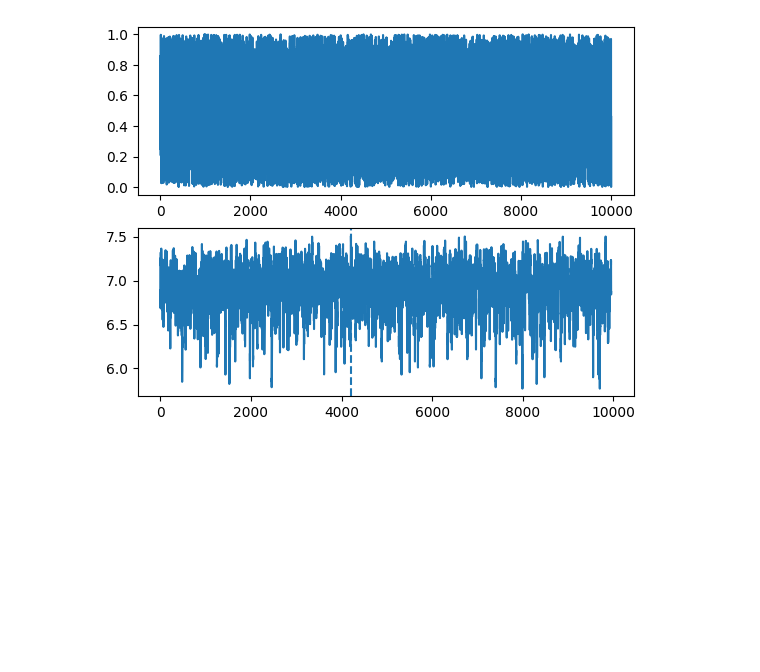
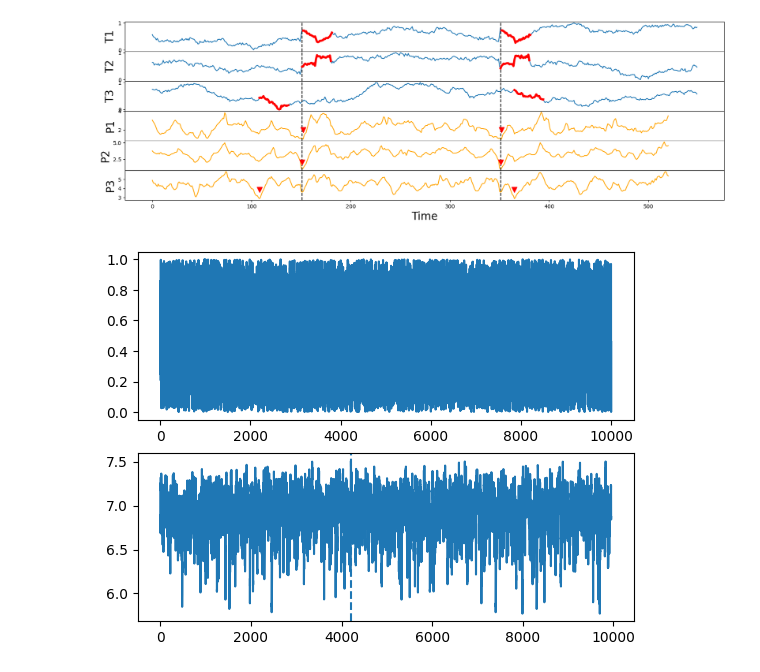
Before and after one commit to aidaLabDEI/LEIT-motifs, a Jupyter notebook: Motif_Discovery.ipynb, the cells around one changed output. Drawn from its saved outputs; the diff is of its cells as text; code cells hidden in the pictures; blank space fills up the shorter version.

```diff
--- a/Motif_Discovery.ipynb
+++ b/Motif_Discovery.ipynb
@@ -27,3 +46,32 @@ if __name__ == "__main__":
+# %%
+motifs_idx = np.argmin(matrix_profile, axis=1)
+nn_idx = matrix_profile_idx[np.arange(len(motifs_idx)), motifs_idx]
+m = window_size
+fig, axs = plt.subplots(matrix_profile.shape[0] * 2, sharex=True, gridspec_kw={'hspace': 0})
+
+for k, dim_name in enumerate(df.columns):
+    axs[k].set_ylabel(dim_name, fontsize='20')
+    axs[k].plot(df[dim_name])
+    axs[k].set_xlabel('Time', fontsize ='20')
+
+    axs[k + matrix_profile.shape[0]].set_ylabel(dim_name.replace('T', 'P'), fontsize='20')
+    axs[k + matrix_profile.shape[0]].plot(matrix_profile[k], c='orange')
+    axs[k + matrix_profile.shape[0]].set_xlabel('Time', fontsize ='20')
+
+    axs[k].axvline(x=motifs_idx[1], linestyle="dashed", c='black')
+    axs[k].axvline(x=nn_idx[1], linestyle="dashed", c='black')
+    axs[k + matrix_profile.shape[0]].axvline(x=motifs_idx[1], linestyle="dashed", c='black')
+    axs[k + matrix_profile.shape[0]].axvline(x=nn_idx[1], linestyle="dashed", c='black')
+
+    #if dim_name != 'T3':
+    axs[k].plot(range(motifs_idx[k], motifs_idx[k] + m), df[dim_name].iloc[motifs_idx[k] : motifs_idx[k] + m], c='red', linewidth=4)
+    axs[k].plot(range(nn_idx[k], nn_idx[k] + m), df[dim_name].iloc[nn_idx[k] : nn_idx[k] + m], c='red', linewidth=4)
+    axs[k + matrix_profile.shape[0]].plot(motifs_idx[k], matrix_profile[k, motifs_idx[k]] + 1, marker="v", markersize=10, color='red')
+    axs[k + matrix_profile.shape[0]].plot(nn_idx[k], matrix_profile[k, nn_idx[k]] + 1, marker="v", markersize=10, color='red')
+
+plt.show()
+# %% [output]
+[figure, added]
 # %%
 fig, axs = plt.subplots(2)
 
```
Also changed, not shown: parts of 23 cells of this notebook.
